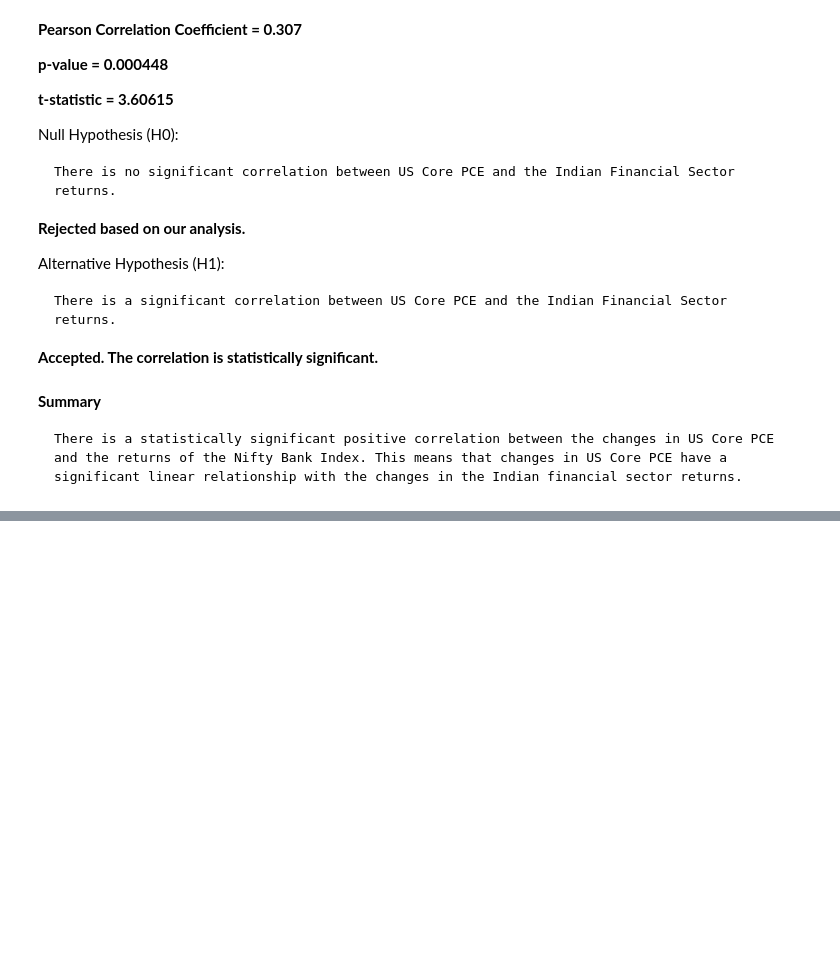
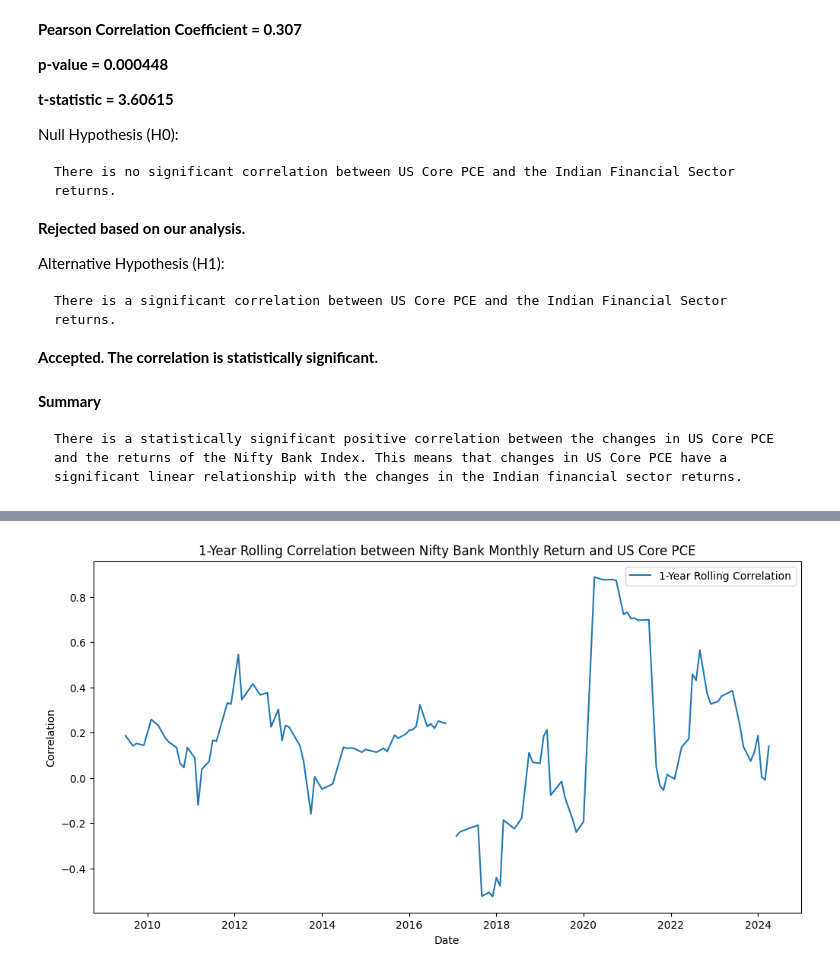
Before and after one commit to Svanik-Gade/Mosaic-Asset-Management, a Jupyter notebook: prior2.ipynb, the cells around one changed output, grey strips where cells are left out. Cells and saved outputs as stored; diff of their text form; code cells hidden in the pictures; blank space fills up the shorter version.

```diff
--- a/prior2.ipynb
+++ b/prior2.ipynb
@@ -145,0 +186,25 @@ Alternative Hypothesis (H1):
+# %%
+# Calculate the rolling 1-year (12 months) correlation
+rolling_corr = merged_df['Monthly_Return'].rolling(window=12).corr(merged_df['DPCCRAM1M225NBEA'])
+
+# Find the periods with the highest correlation
+high_corr_periods = rolling_corr.nlargest(10)  # Display the top 10 periods with the highest correlation
+
+# Display the high correlation periods
+high_corr_periods_dates = high_corr_periods.index
+high_corr_periods_values = high_corr_periods.values
+
+for date, corr in zip(high_corr_periods_dates, high_corr_periods_values):
+    print(f"Period ending {date}: Correlation = {corr:.4f}")
+
+# Plot the rolling correlation to visualize
+import matplotlib.pyplot as plt
+
+plt.figure(figsize=(12, 6))
+plt.plot(rolling_corr, label='1-Year Rolling Correlation')
+plt.xlabel('Date')
+plt.ylabel('Correlation')
+plt.title('1-Year Rolling Correlation between Nifty Bank Monthly Return and US Core PCE')
+plt.legend()
+plt.show()
+# %% [output]
@@ -145,0 +221 @@ Alternative Hypothesis (H1):
+[figure, added]
```
Also changed, not shown: parts of 6 cells of this notebook.
